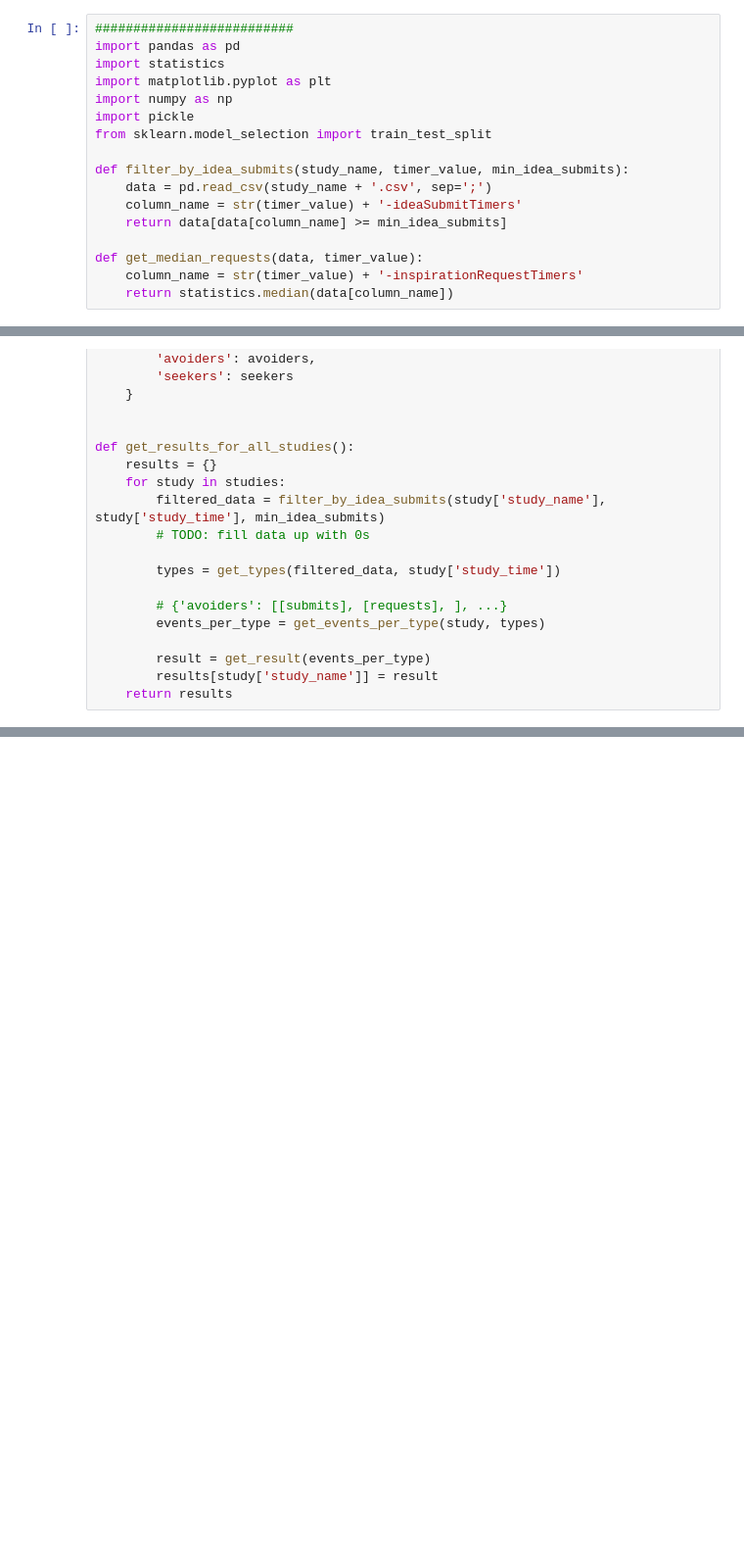
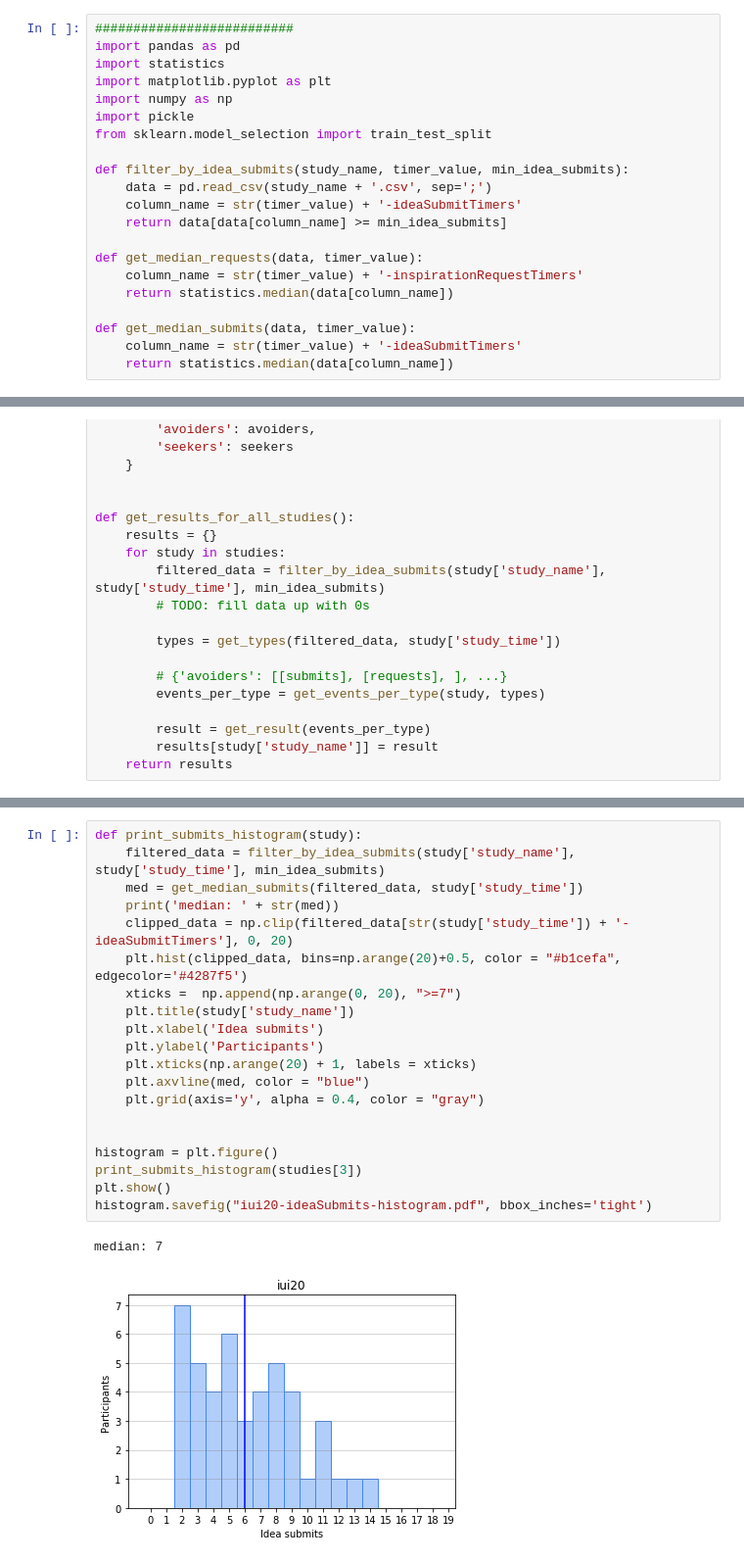
Before and after one commit to kiwikern/ideator-types-sequence-analysis, a Jupyter notebook: sequence_analysis.ipynb, the cells around one changed output, grey strips where cells are left out. Shown: that part at 98% size. Saved outputs shown, nothing was run; the diff lists cells and outputs as text; blank space fills up the shorter version.

```diff
--- a/sequence_analysis.ipynb
+++ b/sequence_analysis.ipynb
@@ -31,3 +32,7 @@ def filter_by_idea_submits(study_name, timer_value, min_idea_submits):
 def get_median_requests(data, timer_value):
     column_name = str(timer_value) + '-inspirationRequestTimers'
     return statistics.median(data[column_name])
+
+def get_median_submits(data, timer_value):
+    column_name = str(timer_value) + '-ideaSubmitTimers'
+    return statistics.median(data[column_name])
@@ -130,0 +143,23 @@ def get_results_for_all_studies():
+# %%
+def print_submits_histogram(study):
+    filtered_data = filter_by_idea_submits(study['study_name'], study['study_time'], min_idea_submits)
+    med = get_median_submits(filtered_data, study['study_time'])
+    print('median: ' + str(med))
+    clipped_data = np.clip(filtered_data[str(study['study_time']) + '-ideaSubmitTimers'], 0, 20)
+    plt.hist(clipped_data, bins=np.arange(20)+0.5, color = "#b1cefa", edgecolor='#4287f5')
+    xticks =  np.append(np.arange(0, 20), ">=7")
+    plt.title(study['study_name'])
+    plt.xlabel('Idea submits')
+    plt.ylabel('Participants')
+    plt.xticks(np.arange(20) + 1, labels = xticks)
+    plt.axvline(med, color = "blue")
+    plt.grid(axis='y', alpha = 0.4, color = "gray")
+
+
+histogram = plt.figure()
+print_submits_histogram(studies[3])
+plt.show()
+histogram.savefig("iui20-ideaSubmits-histogram.pdf", bbox_inches='tight')
+# %% [output]
+median: 7
+[figure, added]
```
Also changed, not shown: parts of 8 cells of this notebook, 12 other files.
